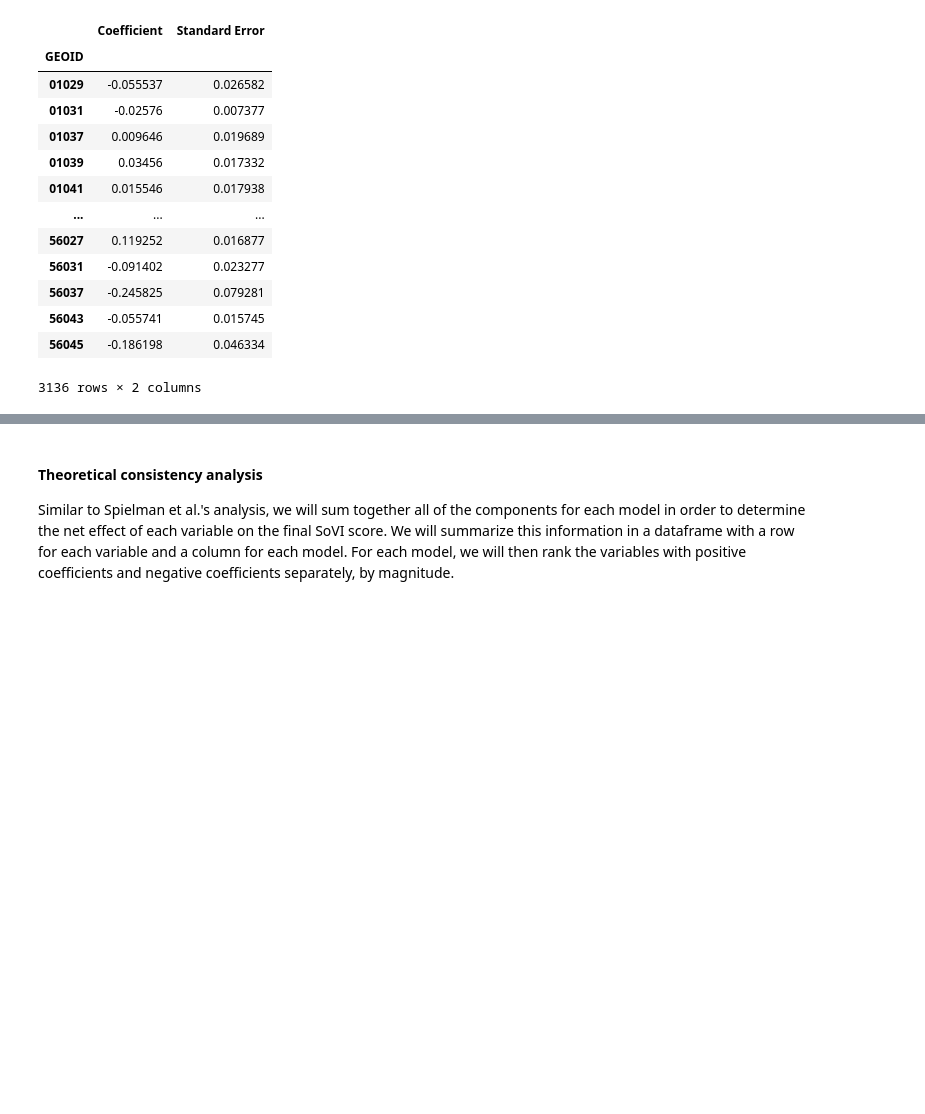
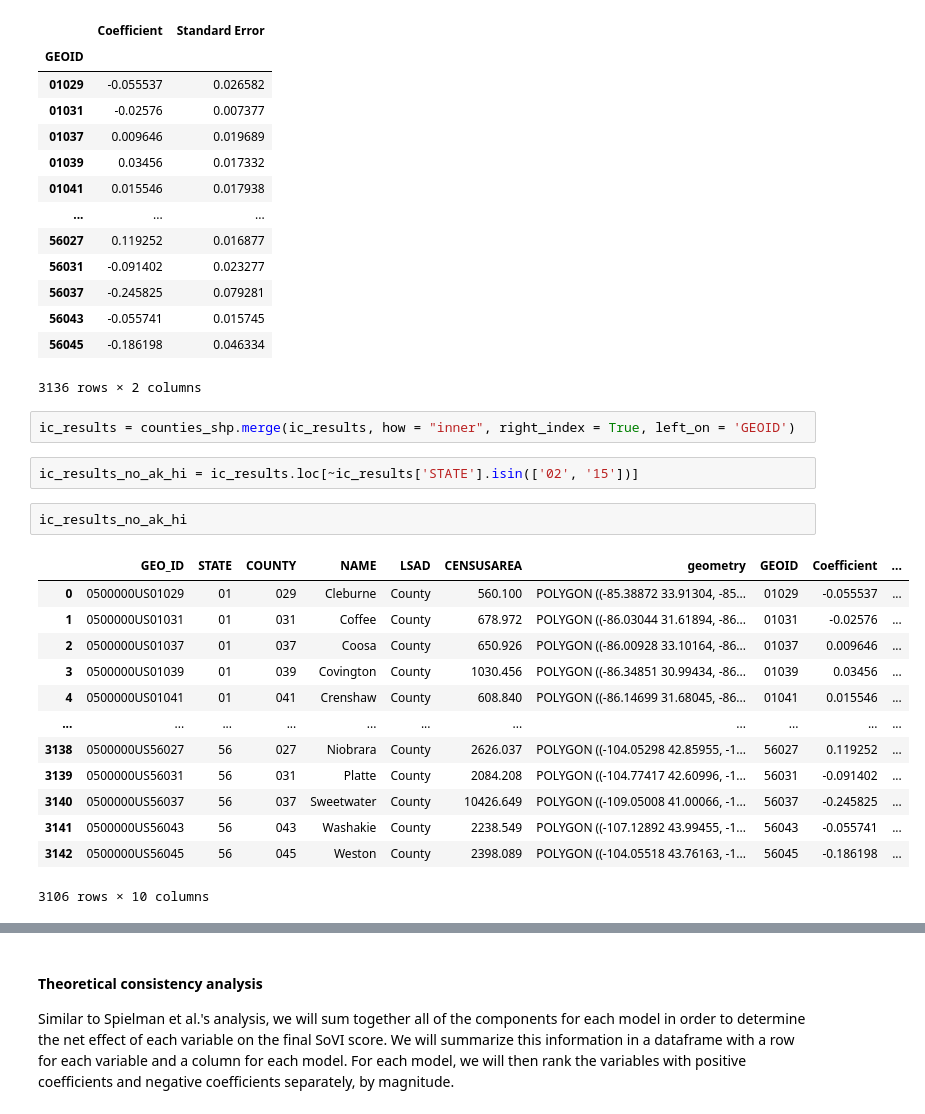
Before and after one commit to HEGSRR/RPl-Spielman-2020, a Jupyter notebook: procedure/code/RPl-Spielman-2020.ipynb, the cells around one changed output, grey strips where cells are left out. Cells and saved outputs as stored; diff of their text form; blank space fills up the shorter version.

```diff
--- a/procedure/code/RPl-Spielman-2020.ipynb
+++ b/procedure/code/RPl-Spielman-2020.ipynb
@@ -874,3 +881,23 @@ ic_results
 | 56043 | -0.055741 | 0.015745 |
 | 56045 | -0.186198 | 0.046334 |
 3136 rows × 2 columns
+# %%
+ic_results = counties_shp.merge(ic_results, how = "inner", right_index = True, left_on = 'GEOID')
+# %%
+ic_results_no_ak_hi = ic_results.loc[~ic_results['STATE'].isin(['02', '15'])]
+# %%
+ic_results_no_ak_hi
+# %% [output]
+|  | GEO_ID | STATE | COUNTY | NAME | LSAD | CENSUSAREA | geometry | GEOID | Coefficient | ... |
+| 0 | 0500000US01029 | 01 | 029 | Cleburne | County | 560.100 | POLYGON ((-85.38872 33.91304, -85... | 01029 | -0.055537 | ... |
+| 1 | 0500000US01031 | 01 | 031 | Coffee | County | 678.972 | POLYGON ((-86.03044 31.61894, -86... | 01031 | -0.02576 | ... |
+| 2 | 0500000US01037 | 01 | 037 | Coosa | County | 650.926 | POLYGON ((-86.00928 33.10164, -86... | 01037 | 0.009646 | ... |
+| 3 | 0500000US01039 | 01 | 039 | Covington | County | 1030.456 | POLYGON ((-86.34851 30.99434, -86... | 01039 | 0.03456 | ... |
+| 4 | 0500000US01041 | 01 | 041 | Crenshaw | County | 608.840 | POLYGON ((-86.14699 31.68045, -86... | 01041 | 0.015546 | ... |
+| ... | ... | ... | ... | ... | ... | ... | ... | ... | ... | ... |
+| 3138 | 0500000US56027 | 56 | 027 | Niobrara | County | 2626.037 | POLYGON ((-104.05298 42.85955, -1... | 56027 | 0.119252 | ... |
+| 3139 | 0500000US56031 | 56 | 031 | Platte | County | 2084.208 | POLYGON ((-104.77417 42.60996, -1... | 56031 | -0.091402 | ... |
+| 3140 | 0500000US56037 | 56 | 037 | Sweetwater | County | 10426.649 | POLYGON ((-109.05008 41.00066, -1... | 56037 | -0.245825 | ... |
+| 3141 | 0500000US56043 | 56 | 043 | Washakie | County | 2238.549 | POLYGON ((-107.12892 43.99455, -1... | 56043 | -0.055741 | ... |
+| 3142 | 0500000US56045 | 56 | 045 | Weston | County | 2398.089 | POLYGON ((-104.05518 43.76163, -1... | 56045 | -0.186198 | ... |
+3106 rows × 10 columns
```
Also changed, not shown: parts of 4 cells of this notebook.
